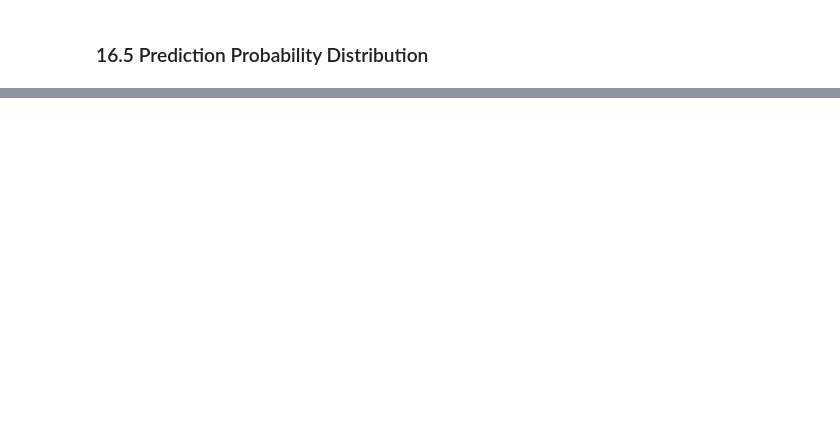
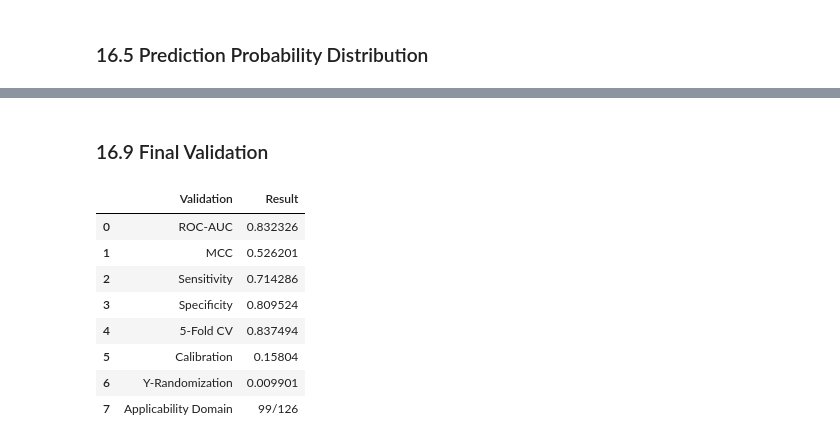
Before and after one commit to akbar527/Akbar, a Jupyter notebook: 4_RecA_Classical_ML_Modeling_Q1_VALIDATION_AUDITED_FIXED_PLUS_DIAGNOSTICS.ipynb, the cells around one changed output, grey strips where cells are left out. Cells and saved outputs as stored; diff of their text form; code cells hidden in the pictures; blank space fills up the shorter version.

```diff
--- a/4_RecA_Classical_ML_Modeling_Q1_VALIDATION_AUDITED_FIXED_PLUS_DIAGNOSTICS.ipynb
+++ b/4_RecA_Classical_ML_Modeling_Q1_VALIDATION_AUDITED_FIXED_PLUS_DIAGNOSTICS.ipynb
@@ -1214,0 +2169,43 @@ probability_df.head()
+# %% [markdown]
+### 16.9 Final Validation
+# %%
+final_validation = pd.DataFrame({
+    "Validation":[
+        "ROC-AUC",
+        "MCC",
+        "Sensitivity",
+        "Specificity",
+        "5-Fold CV",
+        "Calibration",
+        "Y-Randomization",
+        "Applicability Domain"
+    ],
+    "Result":[
+        prob_auc,
+        mcc,
+        sensitivity,
+        specificity,
+        np.mean(cv5_results['test_roc_auc']),
+        brier_score,
+        p_value,
+        f"{int(ad_df['Inside_AD'].sum())}/{len(ad_df)}"
+    ]
+})
+
+display(final_validation)
+
+final_validation.to_csv(
+    OUTPUT_DIR /
+    "FINAL_VALIDATION_SUMMARY.csv",
+    index=False
+)
+# %% [output]
+|  | Validation | Result |
+| 0 | ROC-AUC | 0.832326 |
+| 1 | MCC | 0.526201 |
+| 2 | Sensitivity | 0.714286 |
+| 3 | Specificity | 0.809524 |
+| 4 | 5-Fold CV | 0.837494 |
+| 5 | Calibration | 0.15804 |
+| 6 | Y-Randomization | 0.009901 |
+| 7 | Applicability Domain | 99/126 |
```
Also changed, not shown: parts of 41 cells of this notebook.
